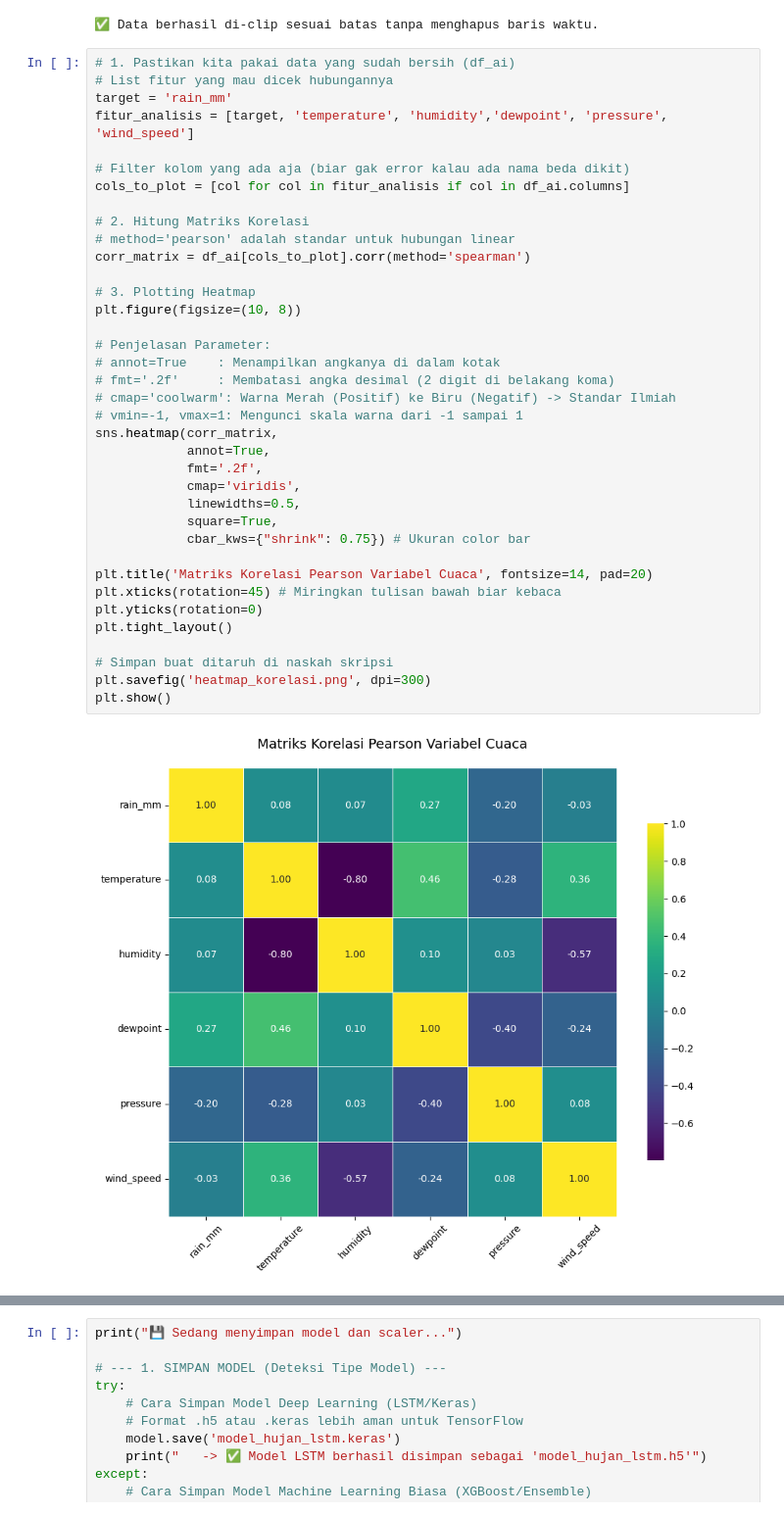
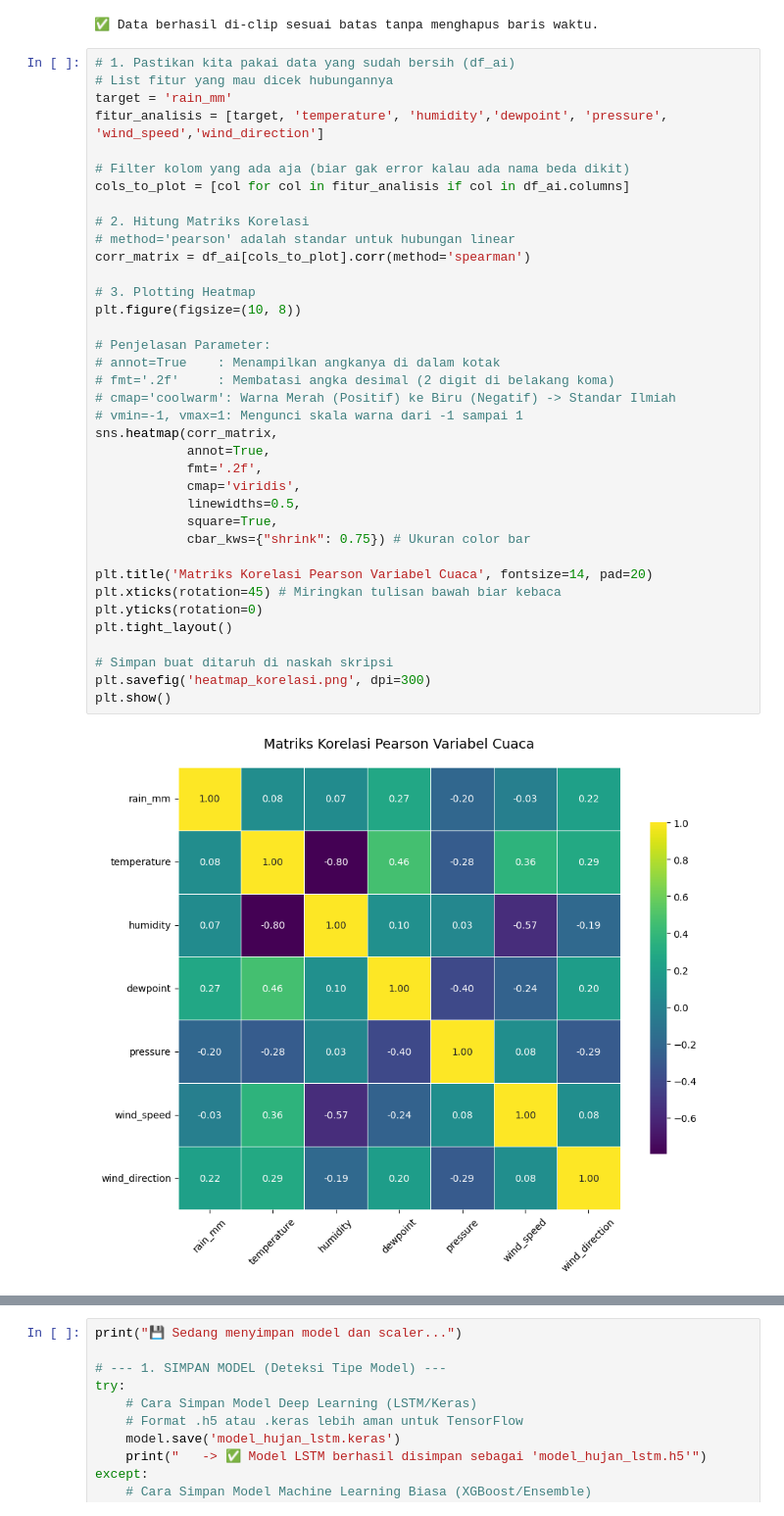
Before and after one commit to evanalif113/Catatan_Meteorologi, a Jupyter notebook: model-prediksi-estimasi-dengan-lstm.ipynb, the cells around one changed output, grey strips where cells are left out. Shown at 98% size. Cells and saved outputs as stored; diff of their text form.

```diff
--- a/model-prediksi-estimasi-dengan-lstm.ipynb
+++ b/model-prediksi-estimasi-dengan-lstm.ipynb
@@ -213,41 +213,41 @@ df_capped = df_ai
 # 1. Pastikan kita pakai data yang sudah bersih (df_ai)
 # List fitur yang mau dicek hubungannya
 target = 'rain_mm'
-fitur_analisis = [target, 'temperature', 'humidity','dewpoint', 'pressure', 'wind_speed']
+fitur_analisis = [target, 'temperature', 'humidity','dewpoint', 'pressure', 'wind_speed','wind_direction']
 
 # Filter kolom yang ada aja (biar gak error kalau ada nama beda dikit)
 cols_to_plot = [col for col in fitur_analisis if col in df_ai.columns]
 
 # 2. Hitung Matriks Korelasi
 # method='pearson' adalah standar untuk hubungan linear
 corr_matrix = df_ai[cols_to_plot].corr(method='spearman')
 
 # 3. Plotting Heatmap
 plt.figure(figsize=(10, 8))
 
 # Penjelasan Parameter:
 # annot=True    : Menampilkan angkanya di dalam kotak
 # fmt='.2f'     : Membatasi angka desimal (2 digit di belakang koma)
 # cmap='coolwarm': Warna Merah (Positif) ke Biru (Negatif) -> Standar Ilmiah
 # vmin=-1, vmax=1: Mengunci skala warna dari -1 sampai 1
 sns.heatmap(corr_matrix,
             annot=True,
             fmt='.2f',
             cmap='viridis',
             linewidths=0.5,
             square=True,
             cbar_kws={"shrink": 0.75}) # Ukuran color bar
 
 plt.title('Matriks Korelasi Pearson Variabel Cuaca', fontsize=14, pad=20)
 plt.xticks(rotation=45) # Miringkan tulisan bawah biar kebaca
 plt.yticks(rotation=0)
 plt.tight_layout()
 
 # Simpan buat ditaruh di naskah skripsi
 plt.savefig('heatmap_korelasi.png', dpi=300)
 plt.show()
 # %% [output]
-[figure, old version]
+[figure, new version]
 # %%
 # =========================================================
 # 2. DATA PREPROCESSING (DENGAN FITUR SIKLUS WAKTU)
```
Also changed, not shown: parts of 8 cells of this notebook.
